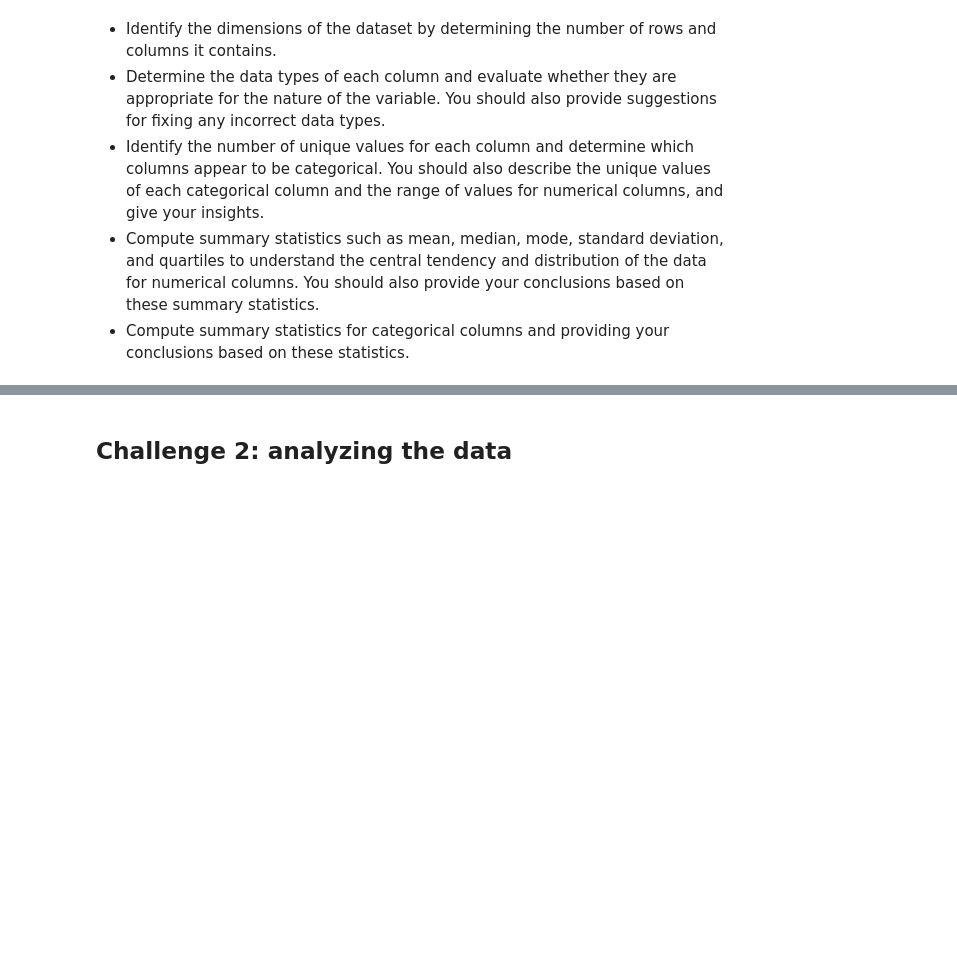
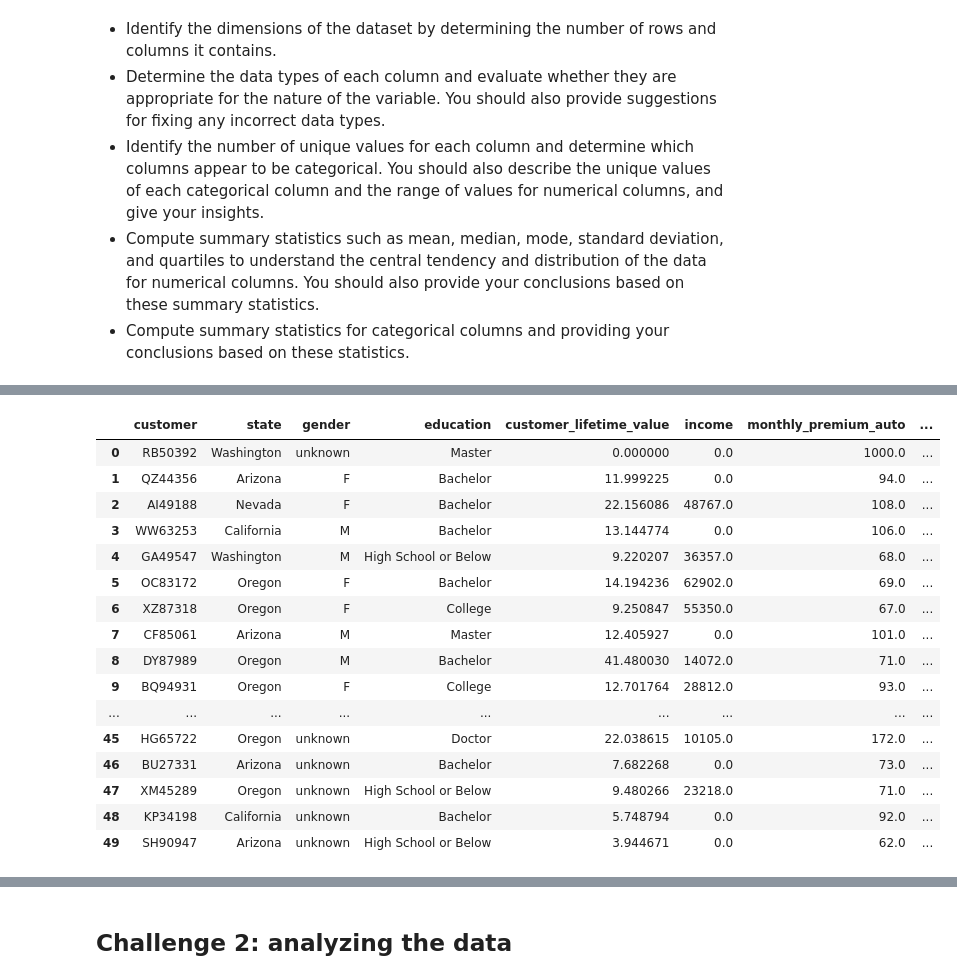
Before and after one commit to iSundhararajan/lab-dw-pandas, a Jupyter notebook: lab-dw-pandas.ipynb, the cells around one changed output, grey strips where cells are left out. Cells and saved outputs as stored; diff of their text form; code cells hidden in the pictures; blank space fills up the shorter version.

```diff
--- a/lab-dw-pandas.ipynb
+++ b/lab-dw-pandas.ipynb
@@ -47,5 +47,12 @@ In this challenge, you will use pandas to explore a given dataset. Your task is
 import pandas as pd
 
 url = 'https://raw.githubusercontent.com/data-bootcamp-v4/data/main/file1.csv'
-vehicle_series = pd.read_csv(url, usecols=[]).squeeze("column")
+vehicle_insurance = pd.read_csv(url)
+
+
+dimensions = vehicle_insurance.shape
+number_of_rows = dimensions[0]
+number_of_columns = dimensions[1]
+
+vehicle_insurance.info()
 # %% [output]
@@ -52,0 +77,49 @@ ValueError: No axis named column for object type DataFrame
+# %%
+columns_1 = vehicle_insurance.columns
+new_columns_1 = [col.lower().replace(' ', '_') for col in columns_1]
+vehicle_insurance.columns = new_columns_1
+
+vehicle_insurance.rename(columns={'st': 'state'}, inplace=True)
+
+vehicle_insurance['gender'] = vehicle_insurance['gender'].fillna('unknown')
+vehicle_insurance['income'] = vehicle_insurance.income.fillna(vehicle_insurance.income.mean())
+
+# Step 1: Ensure the column is treated as strings
+vehicle_insurance['customer_lifetime_value'] = vehicle_insurance['customer_lifetime_value'].astype(str)
+
+# Step 2: Remove percentage signs
+vehicle_insurance['customer_lifetime_value'] = vehicle_insurance['customer_lifetime_value'].str.rstrip('%')
+
+# Step 3: Convert to numeric values, handling NaNs
+vehicle_insurance['customer_lifetime_value'] = pd.to_numeric(vehicle_insurance['customer_lifetime_value'], errors='coerce')
+
+# Step 4: Handle NaN values (e.g., fill with zero)
+vehicle_insurance['customer_lifetime_value'] = vehicle_insurance['customer_lifetime_value'].fillna(0)
+
+# Step 5: Identify the maximum value in customer_lifetime_value
+max_value = vehicle_insurance['customer_lifetime_value'].max()
+
+# Step 6: Rescale the values to be within 0 to 100
+vehicle_insurance['customer_lifetime_value'] = (vehicle_insurance['customer_lifetime_value'] / max_value) * 100
+
+vehicle_insurance['customer_lifetime_value'] = vehicle_insurance.customer_lifetime_value.fillna(vehicle_insurance.customer_lifetime_value.mean())
+
+vehicle_insurance.head(50)
+# %% [output]
+|  | customer | state | gender | education | customer_lifetime_value | income | monthly_premium_auto | ... |
+| 0 | RB50392 | Washington | unknown | Master | 0.000000 | 0.0 | 1000.0 | ... |
+| 1 | QZ44356 | Arizona | F | Bachelor | 11.999225 | 0.0 | 94.0 | ... |
+| 2 | AI49188 | Nevada | F | Bachelor | 22.156086 | 48767.0 | 108.0 | ... |
+| 3 | WW63253 | California | M | Bachelor | 13.144774 | 0.0 | 106.0 | ... |
+| 4 | GA49547 | Washington | M | High School or Below | 9.220207 | 36357.0 | 68.0 | ... |
+| 5 | OC83172 | Oregon | F | Bachelor | 14.194236 | 62902.0 | 69.0 | ... |
+| 6 | XZ87318 | Oregon | F | College | 9.250847 | 55350.0 | 67.0 | ... |
+| 7 | CF85061 | Arizona | M | Master | 12.405927 | 0.0 | 101.0 | ... |
+| 8 | DY87989 | Oregon | M | Bachelor | 41.480030 | 14072.0 | 71.0 | ... |
+| 9 | BQ94931 | Oregon | F | College | 12.701764 | 28812.0 | 93.0 | ... |
+| ... | ... | ... | ... | ... | ... | ... | ... | ... |
+| 45 | HG65722 | Oregon | unknown | Doctor | 22.038615 | 10105.0 | 172.0 | ... |
+| 46 | BU27331 | Arizona | unknown | Bachelor | 7.682268 | 0.0 | 73.0 | ... |
+| 47 | XM45289 | Oregon | unknown | High School or Below | 9.480266 | 23218.0 | 71.0 | ... |
+| 48 | KP34198 | California | unknown | Bachelor | 5.748794 | 0.0 | 92.0 | ... |
+| 49 | SH90947 | Arizona | unknown | High School or Below | 3.944671 | 0.0 | 62.0 | ... |
```
Also changed, not shown: parts of 8 cells of this notebook.
